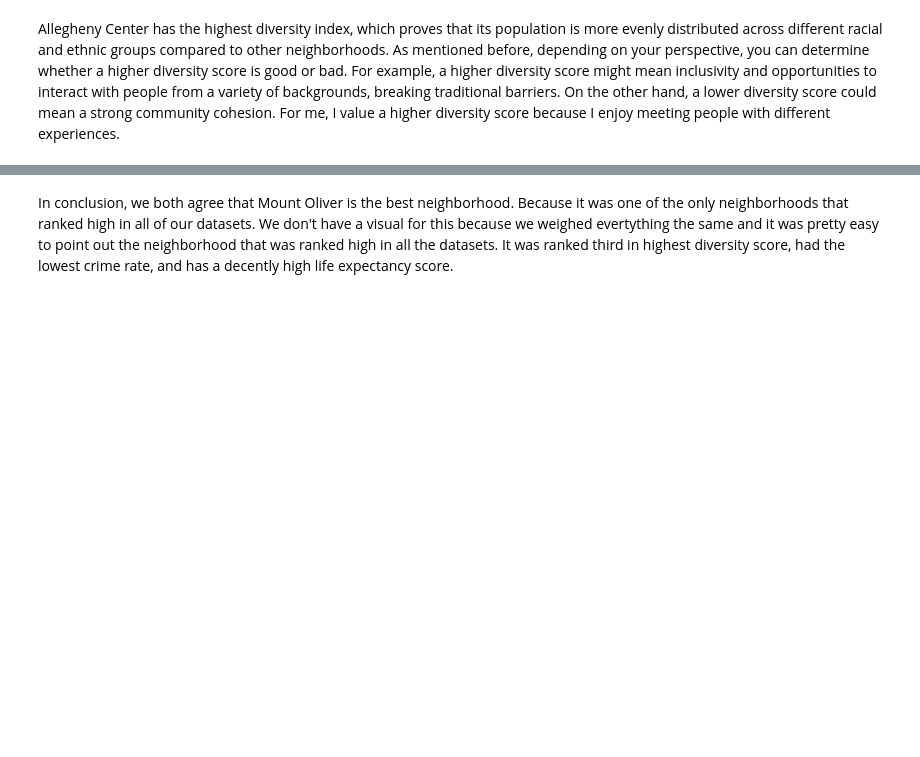
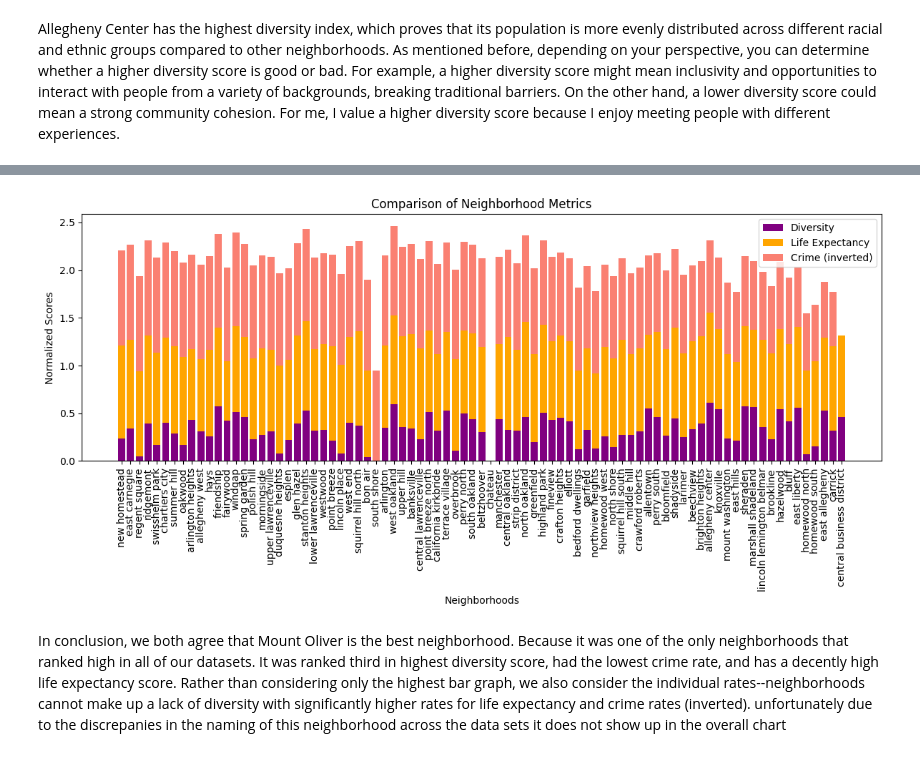
Before and after one commit to SAS609/final-project, a Jupyter notebook: finalproject.ipynb, the cells around one changed output, grey strips where cells are left out. Drawn from its saved outputs; the diff is of its cells as text; code cells hidden in the pictures; blank space fills up the shorter version.

```diff
--- a/finalproject.ipynb
+++ b/finalproject.ipynb
@@ -128,2 +128,61 @@ plt.show()
 # %% [markdown]
 Allegheny Center has the highest diversity index, which proves that its population is more evenly distributed across different racial and ethnic groups compared to other neighborhoods. As mentioned before, depending on your perspective, you can determine whether a higher diversity score is good or bad. For example, a higher diversity score might mean inclusivity and opportunities to interact with people from a variety of backgrounds, breaking traditional barriers. On the other hand, a lower diversity score could mean a strong community cohesion. For me, I value a higher diversity score because I enjoy meeting people with different experiences.
+# %%
+#creating one stacked bar chart. We normalize life expectancy, and normalize and invert crime rate to accurately portray
+#the different factors we consider
+
+df1 = pd.read_csv('countofcrime.csv')
+df2 = pd.read_csv('datanage.csv')
+df3 = simpsons_data
+
+df1.rename(columns={'Row Labels': 'Neighborhood'}, inplace=True)
+df2.rename(columns={'NEIGHBORHOOD': 'Neighborhood'}, inplace=True)
+df3.rename(columns={'Neighborhood': 'Neighborhood'}, inplace=True)
+
+
+df1['Neighborhood'] = df1['Neighborhood'].str.strip().str.lower()
+df2['Neighborhood'] = df2['Neighborhood'].str.strip().str.lower()
+df3['Neighborhood'] = df3['Neighborhood'].str.strip().str.lower()
+df1['Neighborhood'] = df1['Neighborhood'].str.replace('-', ' ')
+df2['Neighborhood'] = df2['Neighborhood'].str.replace('-', ' ')
+df3['Neighborhood'] = df3['Neighborhood'].str.replace('-', ' ')
+
+
+
+print("Common neighborhoods:", set(df1['Neighborhood']).intersection(df2['Neighborhood']).intersection(df3['Neighborhood']))
+
+
+
+data = pd.merge(df1, df2, on='Neighborhood')
+data = pd.merge(data, df3, on='Neighborhood')
+
+
+data['Simpsons Index'] = data['Simpsons Index']
+data['TOTAL MD AGE AT DEATH'] = (data['TOTAL MD AGE AT DEATH'] - data['TOTAL MD AGE AT DEATH'].min()) / (data['TOTAL MD AGE AT DEATH'].max() - data['TOTAL MD AGE AT DEATH'].min())
+data['Count of OFFENSES'] = 1 - ((data['Count of OFFENSES'] - data['Count of OFFENSES'].min()) / (data['Count of OFFENSES'].max() - data['Count of OFFENSES'].min()))
+
+# Check for missing values
+if data[['Simpsons Index', 'TOTAL MD AGE AT DEATH', 'Count of OFFENSES']].isnull().any().any():
+    print("Warning: Missing values detected in columns used for normalization")
+else:
+    print("No missing values in normalization columns")
+
+
+neighborhoods = data['Neighborhood']
+diversity = data['Simpsons Index']
+life_expectancy = data['TOTAL MD AGE AT DEATH']
+crime_rate = data['Count of OFFENSES']
+
+plt.figure(figsize=(12, 6))
+plt.bar(neighborhoods, diversity, label='Diversity', color='purple')
+plt.bar(neighborhoods, life_expectancy, bottom=diversity, label='Life Expectancy', color='orange')
+plt.bar(neighborhoods, crime_rate, bottom=diversity + life_expectancy, label='Crime (inverted)', color='salmon')
+
+plt.xlabel('Neighborhoods')
+plt.ylabel('Normalized Scores')
+plt.title('Comparison of Neighborhood Metrics')
+plt.legend()
+plt.xticks(rotation=90)
+plt.tight_layout()
+plt.show()
+# %% [output]
@@ -130,2 +191,3 @@ Allegheny Center has the highest diversity index, which proves that its populati
+[figure, added]
 # %% [markdown]
-In conclusion, we both agree that Mount Oliver is the best neighborhood. Because it was one of the only neighborhoods that ranked high in all of our datasets. We don't have a visual for this because we weighed evertything the same and it was pretty easy to point out the neighborhood that was ranked high in all the datasets. It was ranked third in highest diversity score, had the lowest crime rate, and has a decently high life expectancy score.
+In conclusion, we both agree that Mount Oliver is the best neighborhood. Because it was one of the only neighborhoods that ranked high in all of our datasets. It was ranked third in highest diversity score, had the lowest crime rate, and has a decently high life expectancy score. Rather than considering only the highest bar graph, we also consider the individual rates--neighborhoods cannot make up a lack of diversity with significantly higher rates for life expectancy and crime rates (inverted). unfortunately due to the discrepanies in the naming of this neighborhood across the data sets it does not show up in the overall chart
```
Also changed, not shown: parts of 2 cells of this notebook.
